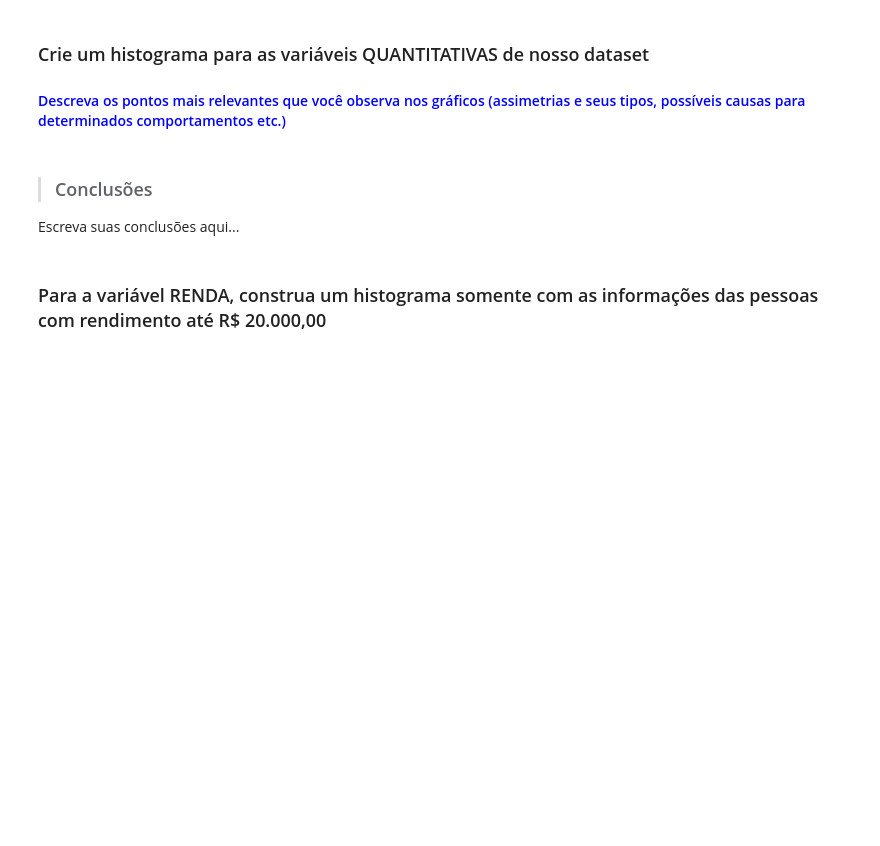
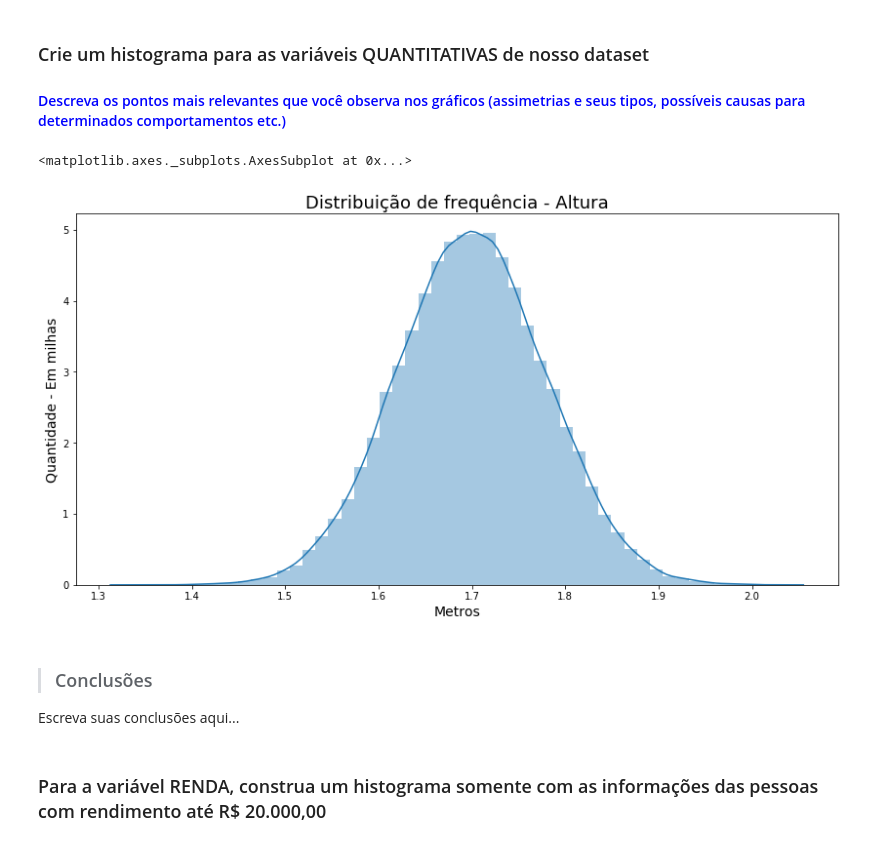
Before and after one commit to dougbatista/data-science-estatistica, a Jupyter notebook: Análise_Descritiva_exame.ipynb, the cells around one changed output. Cells and saved outputs as stored; diff of their text form; code cells hidden in the pictures; blank space fills up the shorter version.

```diff
--- a/Análise_Descritiva_exame.ipynb
+++ b/Análise_Descritiva_exame.ipynb
@@ -208,6 +252,16 @@ Escreva suas conclusões aqui...
 # %% [markdown]
 ### Crie um histograma para as variáveis QUANTITATIVAS de nosso dataset
 #### <font color='blue'>Descreva os pontos mais relevantes que você observa nos gráficos (assimetrias e seus tipos, possíveis causas para determinados comportamentos etc.)</font>
+# %%
+ax_altura = sns.distplot(data.Altura)
+ax_altura.figure.set_size_inches(14, 7)
+ax_altura.set_title('Distribuição de frequência - Altura', fontsize=18)
+ax_altura.set_xlabel('Metros', fontsize=14)
+ax_altura.set_ylabel('Quantidade - Em milhas', fontsize=14)
+ax_altura
+# %% [output]
+<matplotlib.axes._subplots.AxesSubplot at 0x...>
+[figure, added]
 # %% [markdown]
 > ### Conclusões
 
```
Also changed, not shown: parts of 5 cells of this notebook.
